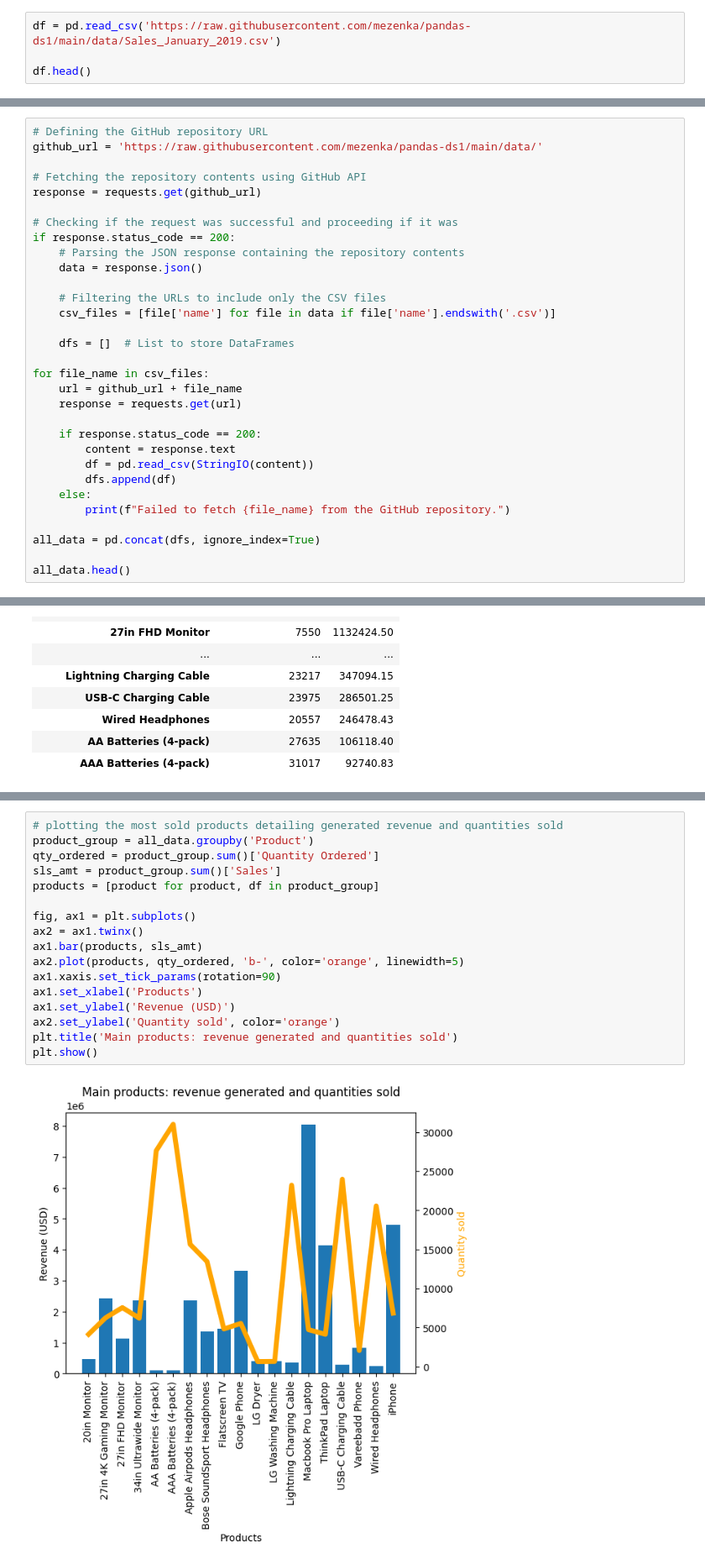
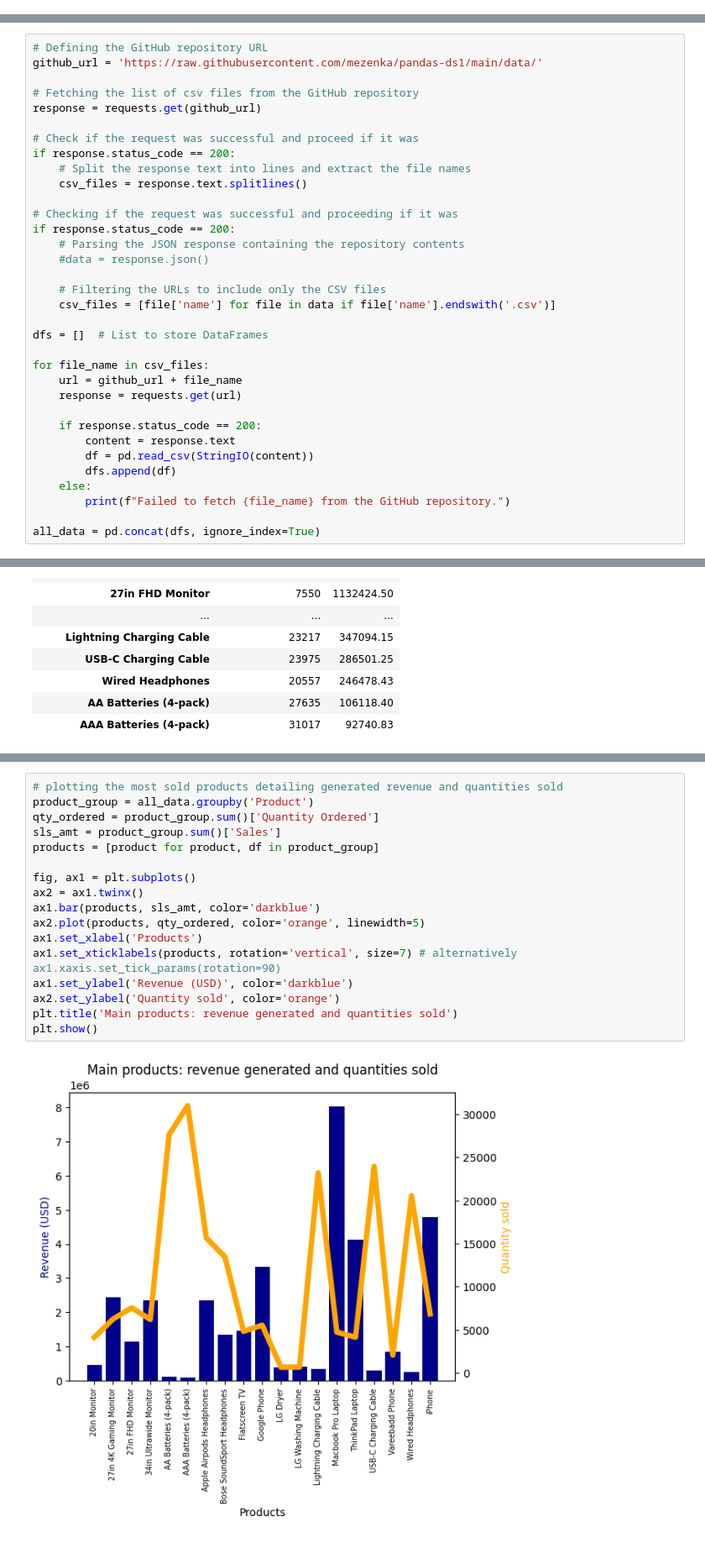
Before and after one commit to mezenka/Python_DataExploration, a Jupyter notebook: pandas_ds1.ipynb, the cells around one changed output, grey strips where cells are left out. Shown: that part at 84% size. Cells and saved outputs as stored; diff of their text form.

```diff
--- a/pandas_ds1.ipynb
+++ b/pandas_ds1.ipynb
@@ -10,7 +10,3 @@ import os
 import matplotlib.pyplot as plt
 # %% [markdown]
 ##### **Merging multiple csv into single df**
-# %%
-df = pd.read_csv('https://raw.githubusercontent.com/mezenka/pandas-ds1/main/data/Sales_January_2019.csv')
-
-df.head()
@@ -25,18 +14,23 @@ df.head()
 # Defining the GitHub repository URL
 github_url = 'https://raw.githubusercontent.com/mezenka/pandas-ds1/main/data/'
 
-# Fetching the repository contents using GitHub API
+# Fetching the list of csv files from the GitHub repository
 response = requests.get(github_url)
+
+# Check if the request was successful and proceed if it was
+if response.status_code == 200:
+    # Split the response text into lines and extract the file names
+    csv_files = response.text.splitlines()
 
 # Checking if the request was successful and proceeding if it was
 if response.status_code == 200:
     # Parsing the JSON response containing the repository contents
-    data = response.json()
+    #data = response.json()
 
     # Filtering the URLs to include only the CSV files
     csv_files = [file['name'] for file in data if file['name'].endswith('.csv')]
 
-    dfs = []  # List to store DataFrames
+dfs = []  # List to store DataFrames
 
 for file_name in csv_files:
     url = github_url + file_name
@@ -50,8 +44,6 @@ for file_name in csv_files:
         print(f"Failed to fetch {file_name} from the GitHub repository.")
 
 all_data = pd.concat(dfs, ignore_index=True)
-
-all_data.head()
 # %%
 # the same with file names by hand
 github_url = 'https://raw.githubusercontent.com/mezenka/pandas-ds1/main/data/'
@@ -446,19 +438,19 @@ plt.show()
 # %%
 # plotting the most sold products detailing generated revenue and quantities sold
 product_group = all_data.groupby('Product')
 qty_ordered = product_group.sum()['Quantity Ordered']
 sls_amt = product_group.sum()['Sales']
 products = [product for product, df in product_group]
 
 fig, ax1 = plt.subplots()
 ax2 = ax1.twinx()
-ax1.bar(products, sls_amt)
-ax2.plot(products, qty_ordered, 'b-', color='orange', linewidth=5)
-ax1.xaxis.set_tick_params(rotation=90)
+ax1.bar(products, sls_amt, color='darkblue')
+ax2.plot(products, qty_ordered, color='orange', linewidth=5)
 ax1.set_xlabel('Products')
-ax1.set_ylabel('Revenue (USD)')
+ax1.set_xticklabels(products, rotation='vertical', size=7) # alternatively ax1.xaxis.set_tick_params(rotation=90)
+ax1.set_ylabel('Revenue (USD)', color='darkblue')
 ax2.set_ylabel('Quantity sold', color='orange')
 plt.title('Main products: revenue generated and quantities sold')
 plt.show()
 # %% [output]
-[figure, old version]
+[figure, new version]
```
Also changed, not shown: parts of 5 cells of this notebook.
